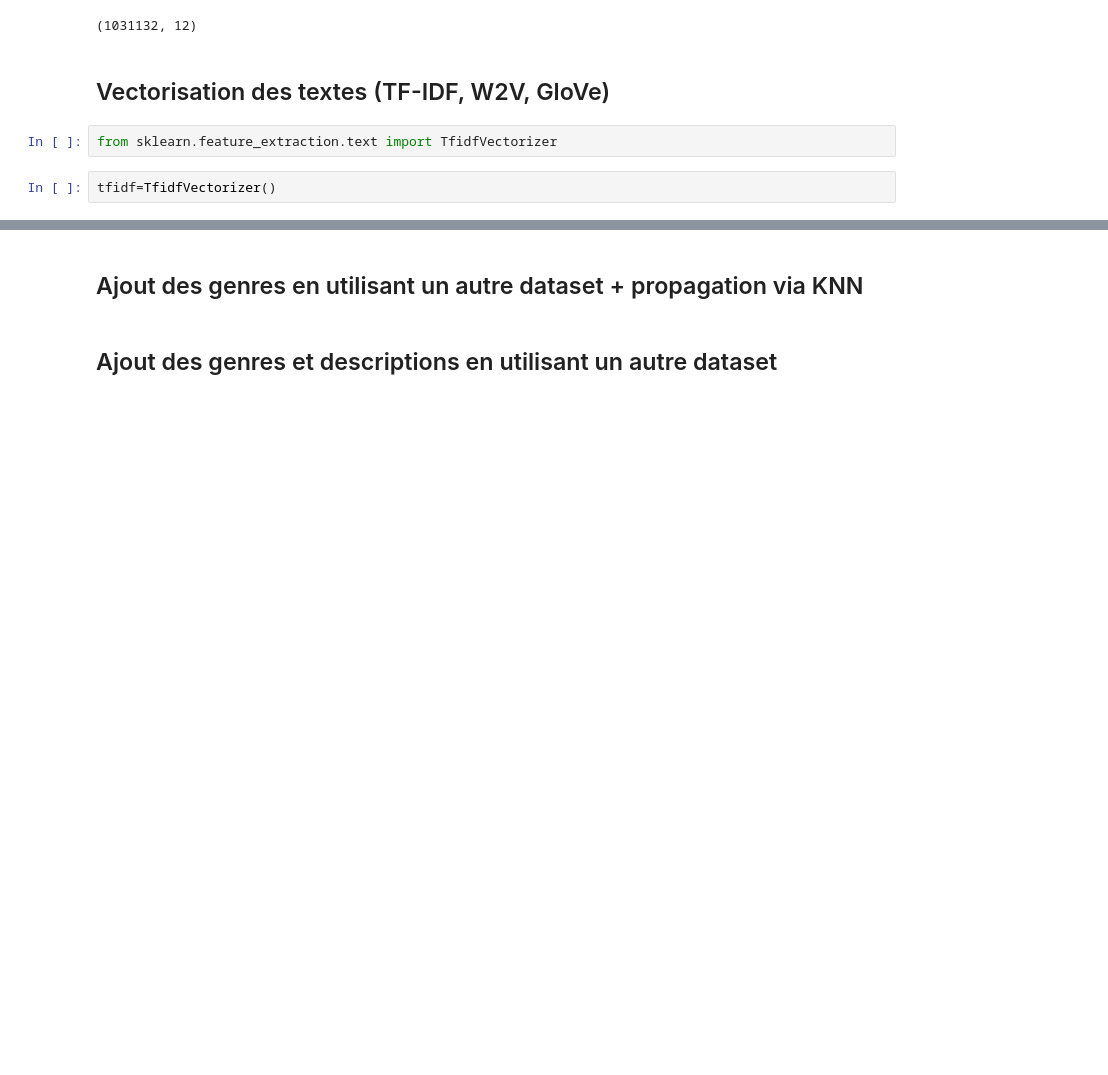
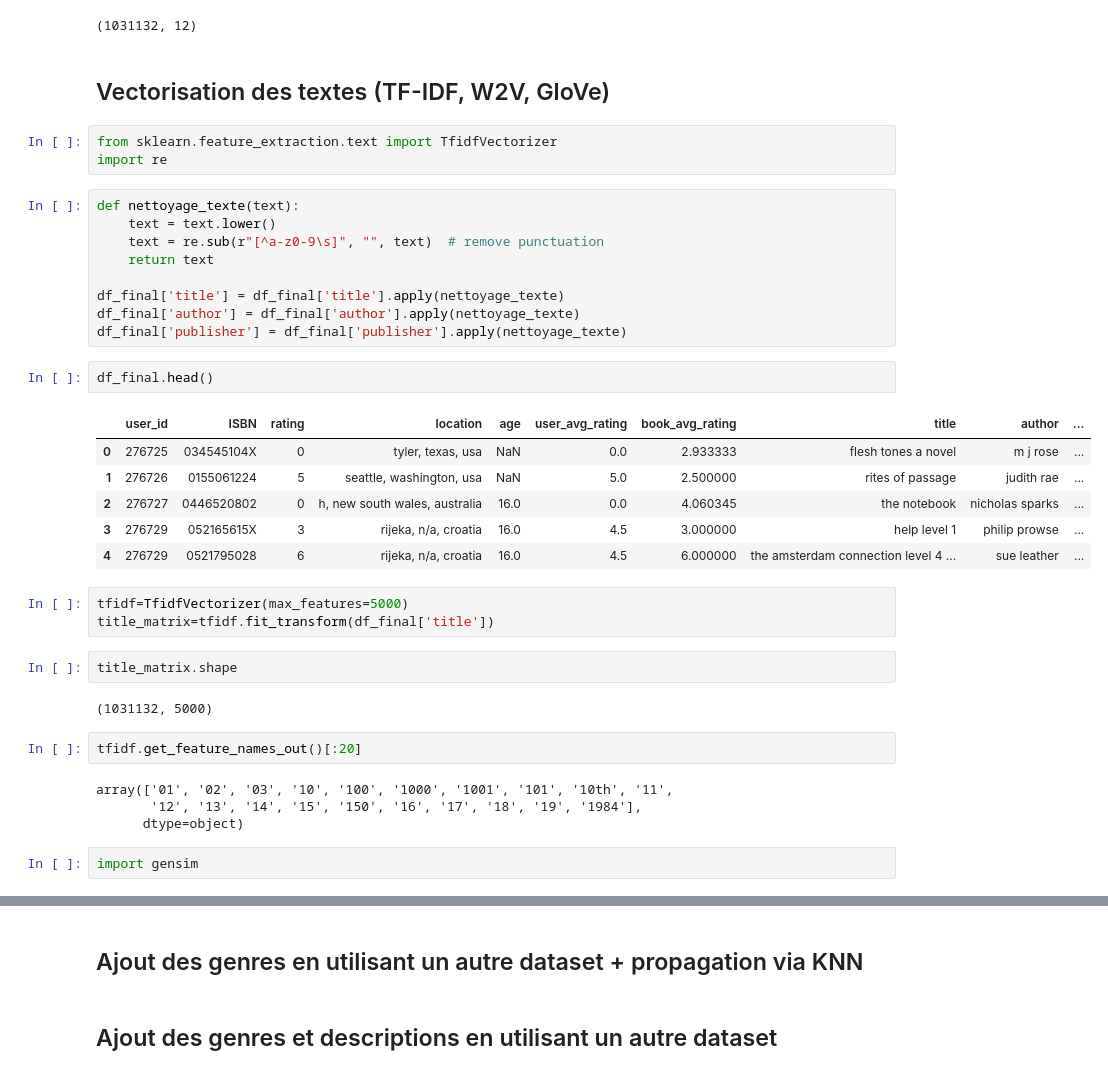
Before and after one commit to redyddm/projet_ter, a Jupyter notebook: recommandation.ipynb, the cells around one changed output, grey strips where cells are left out. Drawn from its saved outputs; the diff is of its cells as text; blank space fills up the shorter version.

```diff
--- a/recommandation.ipynb
+++ b/recommandation.ipynb
@@ -377,5 +377,37 @@ df_final.shape
 ## Vectorisation des textes (TF-IDF, W2V, GloVe)
 # %%
 from sklearn.feature_extraction.text import TfidfVectorizer
+import re
+# %%
+def nettoyage_texte(text):
+    text = text.lower()
+    text = re.sub(r"[^a-z0-9\s]", "", text)  # remove punctuation
+    return text
+
+df_final['title'] = df_final['title'].apply(nettoyage_texte)
+df_final['author'] = df_final['author'].apply(nettoyage_texte)
+df_final['publisher'] = df_final['publisher'].apply(nettoyage_texte)
+# %%
+df_final.head()
+# %% [output]
+|  | user_id | ISBN | rating | location | age | user_avg_rating | book_avg_rating | title | author | ... |
+| 0 | 276725 | 034545104X | 0 | tyler, texas, usa | NaN | 0.0 | 2.933333 | flesh tones a novel | m j rose | ... |
+| 1 | 276726 | 0155061224 | 5 | seattle, washington, usa | NaN | 5.0 | 2.500000 | rites of passage | judith rae | ... |
+| 2 | 276727 | 0446520802 | 0 | h, new south wales, australia | 16.0 | 0.0 | 4.060345 | the notebook | nicholas sparks | ... |
+| 3 | 276729 | 052165615X | 3 | rijeka, n/a, croatia | 16.0 | 4.5 | 3.000000 | help level 1 | philip prowse | ... |
+| 4 | 276729 | 0521795028 | 6 | rijeka, n/a, croatia | 16.0 | 4.5 | 6.000000 | the amsterdam connection level 4 ... | sue leather | ... |
 # %%
-tfidf=TfidfVectorizer()
+tfidf=TfidfVectorizer(max_features=5000)
+title_matrix=tfidf.fit_transform(df_final['title'])
+# %%
+title_matrix.shape
+# %% [output]
+(1031132, 5000)
+# %%
+tfidf.get_feature_names_out()[:20]
+# %% [output]
+array(['01', '02', '03', '10', '100', '1000', '1001', '101', '10th', '11',
+       '12', '13', '14', '15', '150', '16', '17', '18', '19', '1984'],
+      dtype=object)
+# %%
+import gensim
```
Also changed, not shown: parts of 9 cells of this notebook.
